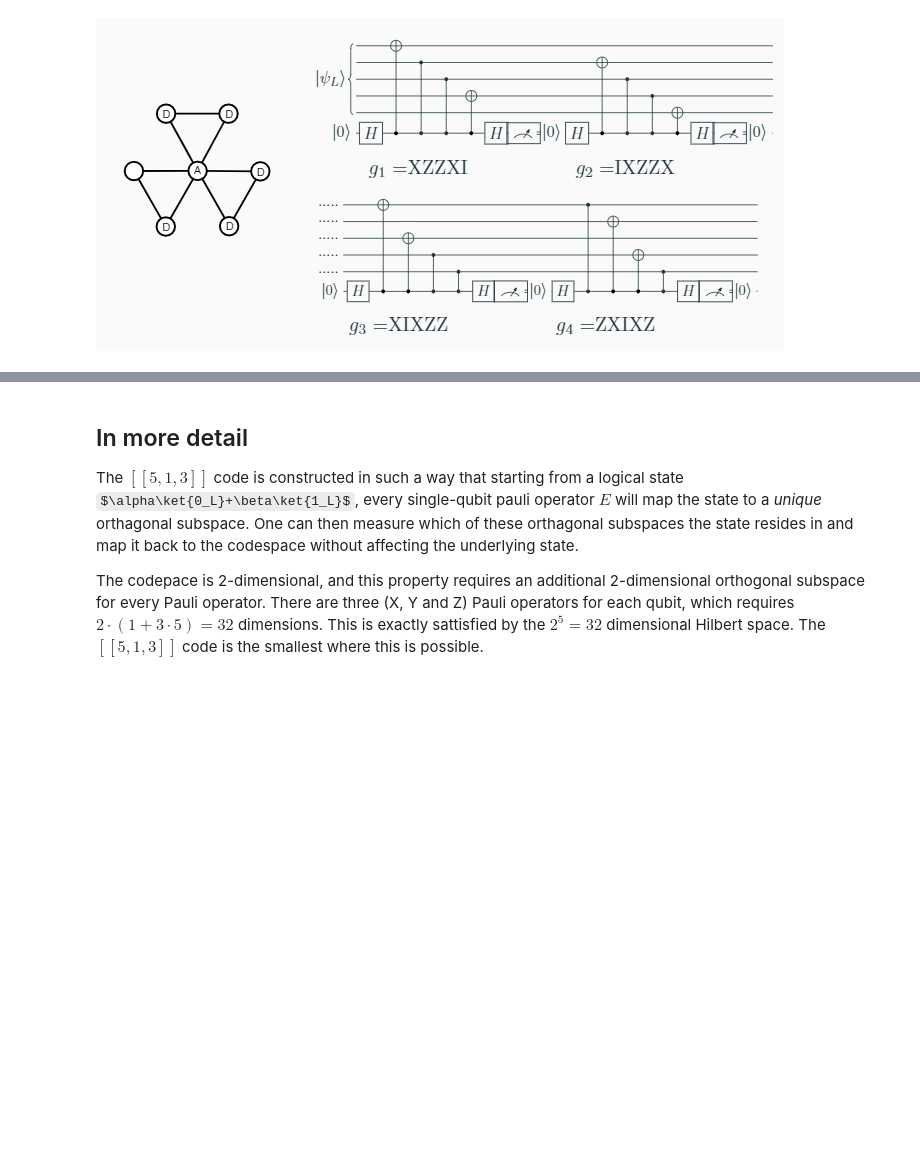
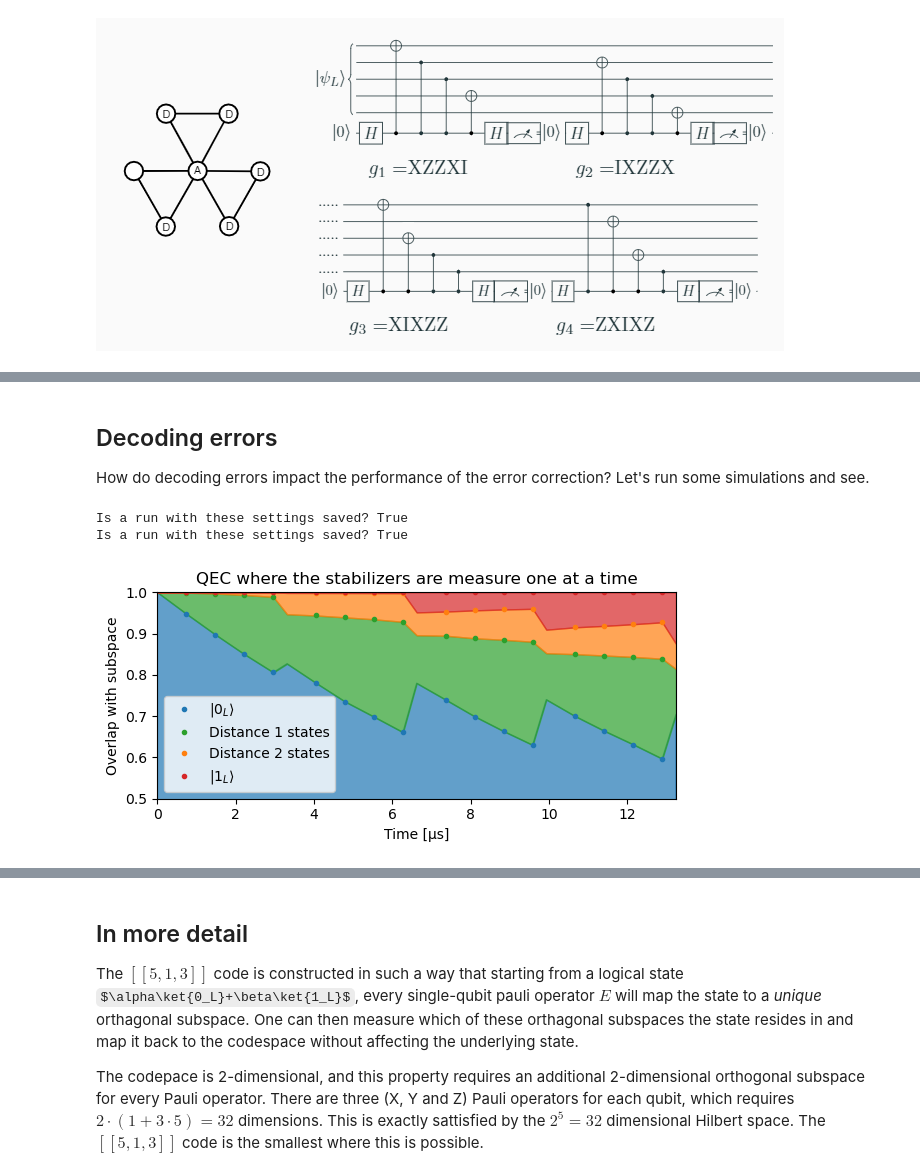
Before and after one commit to Serock3/Master-Thesis-QEC-simulation, a Jupyter notebook: decoding_errors.ipynb, the cells around one changed output, grey strips where cells are left out. Saved outputs shown, nothing was run; the diff lists cells and outputs as text; code cells hidden in the pictures; some formulas as TeX source; blank space fills up the shorter version.

```diff
--- a/decoding_errors.ipynb
+++ b/decoding_errors.ipynb
@@ -325,0 +18,67 @@ Loading simulation results from file
+# %% [markdown]
+## Decoding errors
+How do decoding errors impact the performance of the error correction? Let's run some simulations and see.
+# %%
+# Set up simulations and load the data
+from simulator_program.data_analysis_tools import default_simulate_persist_to_file
+from simulator_program.custom_noise_models import standard_times, standard_times_delay, GateTimes
+import decoding_errors
+file_name = 'decoding_data/cache.dat'
+
+## Print the kwargs for the runs that are saved in the file
+# decoding_errors.print_saved_runs(file_name)
+# kwargs = {k:v for k,v in {('idle_delay', 'before'), ('include_barriers', True), ('include_fifth_stabilizer', False), ('n_cycles', 3), ('generator_snapshot', True), ('encoding', False), ('reset', True), ('idle_snapshots', 2), ('conditional', False), ('recovery', True), ('final_measure', False)}}
+
+kwargs = {
+    'n_cycles': 4,
+    'reset': True,
+    'recovery': True,
+    'encoding': False,
+    'conditional': False,
+    'include_barriers': True,
+    'generator_snapshot': True,
+    'idle_snapshots': 0,
+    'final_measure': False,
+    'idle_delay': 'before',
+    'include_fifth_stabilizer': False}
+
+kwargs2 = {
+    'n_cycles': 4,
+    'reset': True,
+    'recovery': True,
+    'encoding': False,
+    'conditional': False,
+    'include_barriers': True,
+    'generator_snapshot': True,
+    'idle_snapshots': 10,
+    'final_measure': False,
+    'idle_delay': 'before',
+    'include_fifth_stabilizer': False}
+
+T1 = [40e3]*5+[100000000000, 100000000000]
+T2 = [60e3]*5+[100000000000, 100000000000]
+
+gate_times = standard_times  # .get_gate_times({'feedback':0})
+gate_times2 = GateTimes(0, 0, {'delay': 3310})
+
+n_shots = 1024*2
+
+print('Is a run with these settings saved?', decoding_errors.check_if_saved(
+    kwargs, T1, T2, gate_times, file_name=file_name))
+print('Is a run with these settings saved?', decoding_errors.check_if_saved(
+    kwargs2, T1, T2, gate_times2, file_name=file_name))
+
+save_to_file = False
+overwrite = False
+
+results, times = default_simulate_persist_to_file(
+    kwargs, T1, T2, gate_times, file_name=file_name, overwrite=overwrite, save_to_file=save_to_file)
+results2, times2 = default_simulate_persist_to_file(
+    kwargs2, T1, T2, gate_times2, file_name=file_name, overwrite=overwrite, save_to_file=save_to_file)
+# %% [output]
+Is a run with these settings saved? True
+Is a run with these settings saved? True
+# %%
+decoding_errors.plot_overlap(results, times, title='QEC where the stabilizers are measure one at a time',**kwargs)
+# %% [output]
+[figure, added]
```
Also changed, not shown: parts of 5 cells of this notebook.
